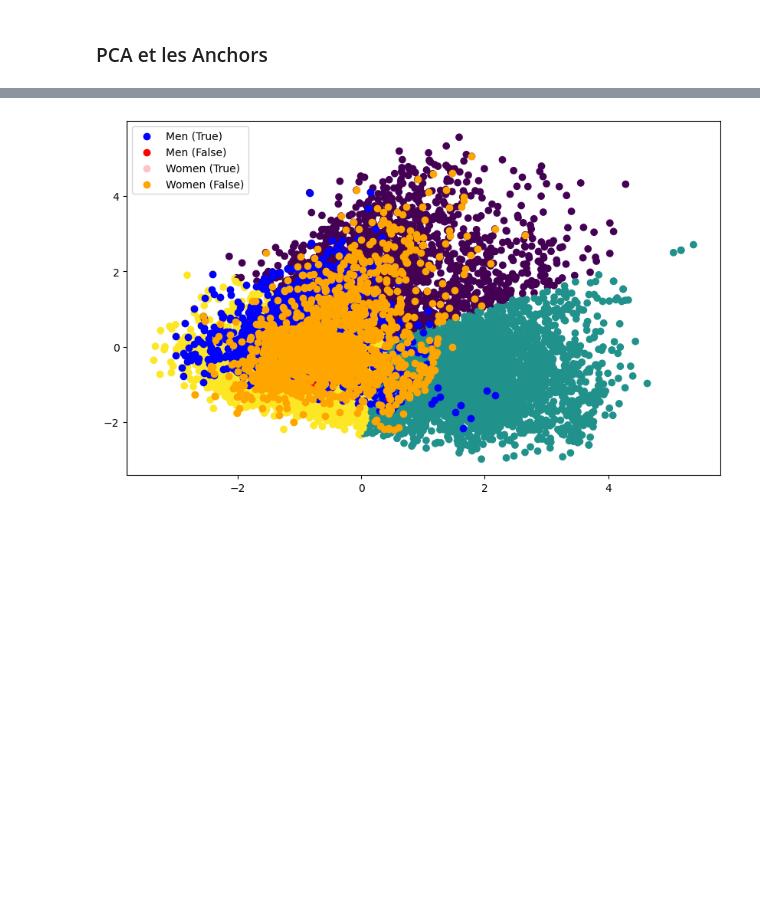
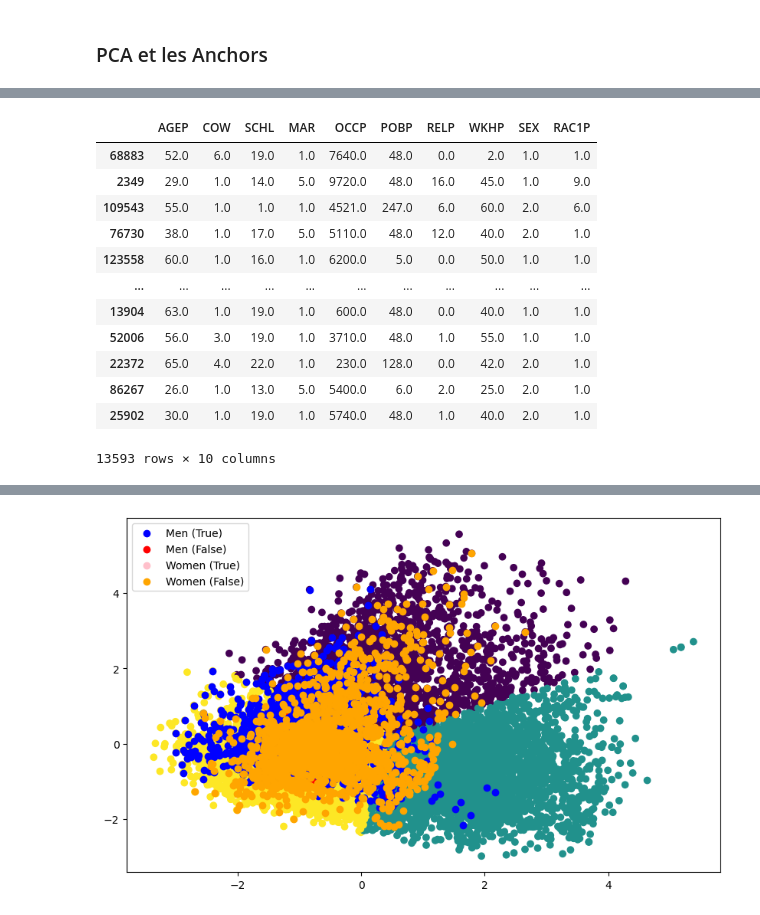
Before and after one commit to luana-garcia/stage-xai, a Jupyter notebook: notebooks/XAI_Analysis.ipynb, the cells around one changed output, grey strips where cells are left out. Saved outputs shown, nothing was run; the diff lists cells and outputs as text; code cells hidden in the pictures; blank space fills up the shorter version.

```diff
--- a/notebooks/XAI_Analysis.ipynb
+++ b/notebooks/XAI_Analysis.ipynb
@@ -105,0 +106,16 @@ plt.show()
+# %%
+test_data_tx
+# %% [output]
+|  | AGEP | COW | SCHL | MAR | OCCP | POBP | RELP | WKHP | SEX | RAC1P |
+| 68883 | 52.0 | 6.0 | 19.0 | 1.0 | 7640.0 | 48.0 | 0.0 | 2.0 | 1.0 | 1.0 |
+| 2349 | 29.0 | 1.0 | 14.0 | 5.0 | 9720.0 | 48.0 | 16.0 | 45.0 | 1.0 | 9.0 |
+| 109543 | 55.0 | 1.0 | 1.0 | 1.0 | 4521.0 | 247.0 | 6.0 | 60.0 | 2.0 | 6.0 |
+| 76730 | 38.0 | 1.0 | 17.0 | 5.0 | 5110.0 | 48.0 | 12.0 | 40.0 | 2.0 | 1.0 |
+| 123558 | 60.0 | 1.0 | 16.0 | 1.0 | 6200.0 | 5.0 | 0.0 | 50.0 | 1.0 | 1.0 |
+| ... | ... | ... | ... | ... | ... | ... | ... | ... | ... | ... |
+| 13904 | 63.0 | 1.0 | 19.0 | 1.0 | 600.0 | 48.0 | 0.0 | 40.0 | 1.0 | 1.0 |
+| 52006 | 56.0 | 3.0 | 19.0 | 1.0 | 3710.0 | 48.0 | 1.0 | 55.0 | 1.0 | 1.0 |
+| 22372 | 65.0 | 4.0 | 22.0 | 1.0 | 230.0 | 128.0 | 0.0 | 42.0 | 2.0 | 1.0 |
+| 86267 | 26.0 | 1.0 | 13.0 | 5.0 | 5400.0 | 6.0 | 2.0 | 25.0 | 2.0 | 1.0 |
+| 25902 | 30.0 | 1.0 | 19.0 | 1.0 | 5740.0 | 48.0 | 1.0 | 40.0 | 2.0 | 1.0 |
+13593 rows × 10 columns
```
Also changed, not shown: parts of 8 cells of this notebook, 2 other files.
